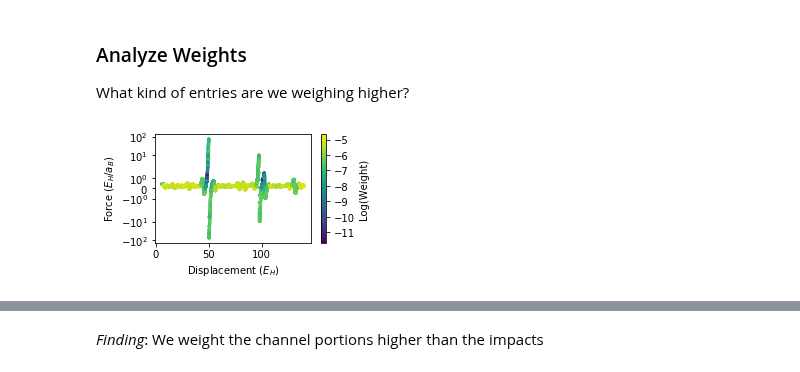
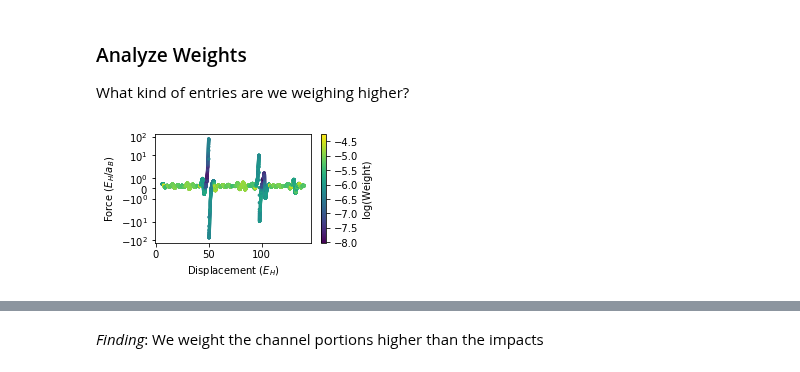
Before and after one commit to globus-labs/stopping-power-ml, a Jupyter notebook: single-velocity/manifold/resampling/0_compute_weights.ipynb, the cells around one changed output, grey strips where cells are left out. Drawn from its saved outputs; the diff is of its cells as text; code cells hidden in the pictures.

Commit message:
Initial work on reweighting training points.
Not promising so far, but it could just require more work to
tune the approach. See notes at the end of notebook 1

```diff
--- a/single-velocity/manifold/resampling/0_compute_weights.ipynb
+++ b/single-velocity/manifold/resampling/0_compute_weights.ipynb
@@ -47,9 +48,9 @@ def get_average_nn_dist(dataset, n=10):
 # %% [markdown]
 Train the kernel density estimator for the training set and target space. Use the average NN distance as the bandwidth for the kernel
 # %%
-train_kde = KernelDensity(bandwidth=get_average_nn_dist(train_data[manifold_features]) * 2).fit(train_data[manifold_features])
+train_kde = KernelDensity(bandwidth=get_average_nn_dist(train_data[manifold_features]) * 4).fit(train_data[manifold_features])
 # %%
-target_kde = KernelDensity(bandwidth=get_average_nn_dist(target_space[manifold_features]) * 2).fit(target_space[manifold_features])
+target_kde = KernelDensity(bandwidth=get_average_nn_dist(target_space[manifold_features]) * 4).fit(target_space[manifold_features])
 # %% [markdown]
 Score each entry in the training dataset with both distributions
 # %%
@@ -88,16 +89,16 @@ What kind of entries are we weighing higher?
 # %%
 fig, ax = plt.subplots()
 
 line = ax.scatter(train_data['displacement'], train_data['force'], c=np.log10(train_data['kde_weight']), s=5)
 
 ax.set_yscale('symlog')
 
 ax.set_ylabel('Force ($E_H / a_B$)')
 ax.set_xlabel('Displacement ($E_H$)')
 
 cax = fig.colorbar(line)
-cax.set_label('Log(Weight)')
+cax.set_label('log(Weight)')
 fig.set_size_inches(3.5, 2)
 fig.savefig(os.path.join('figures', 'random-traj-kde-weights.png'), dpi=320)
 # %% [output]
-[figure, old version]
+[figure, new version]
```
Also changed, not shown: parts of 10 cells of this notebook, 3 other files.
